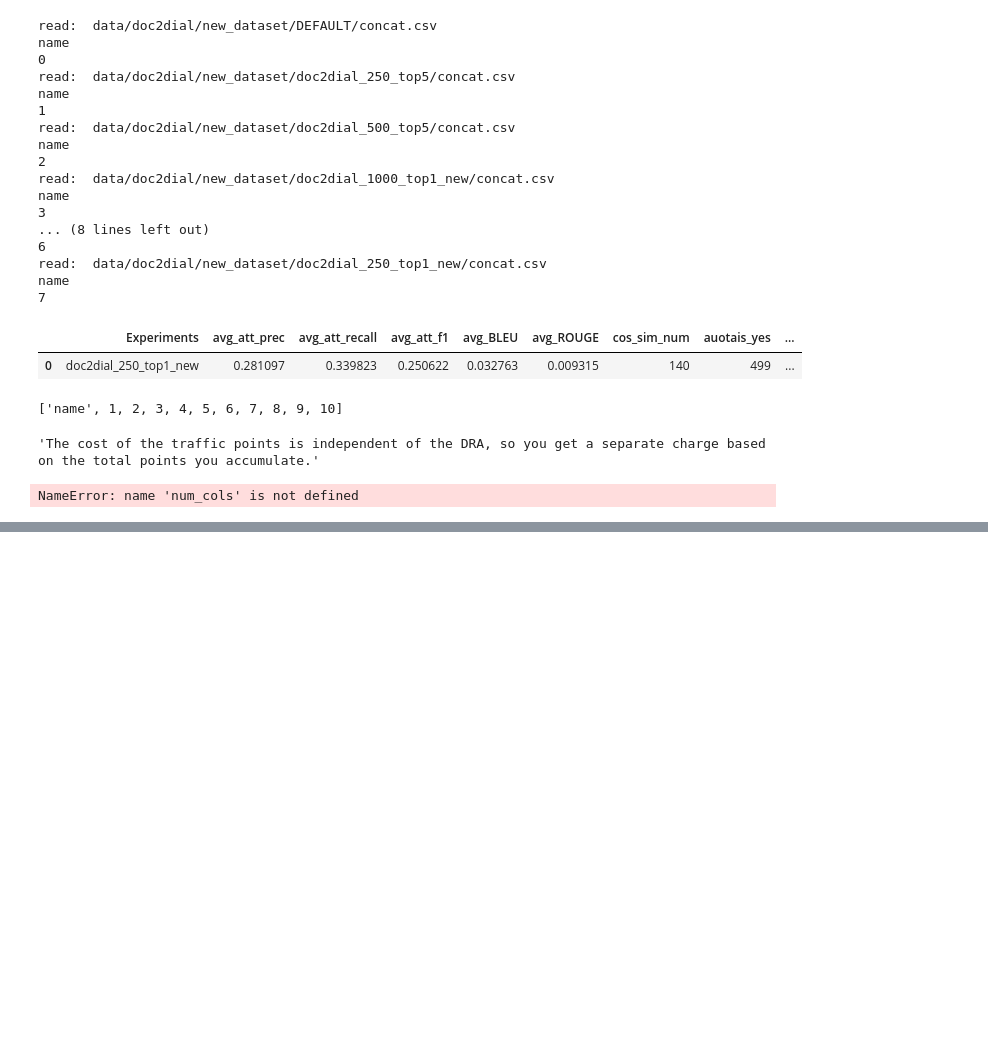
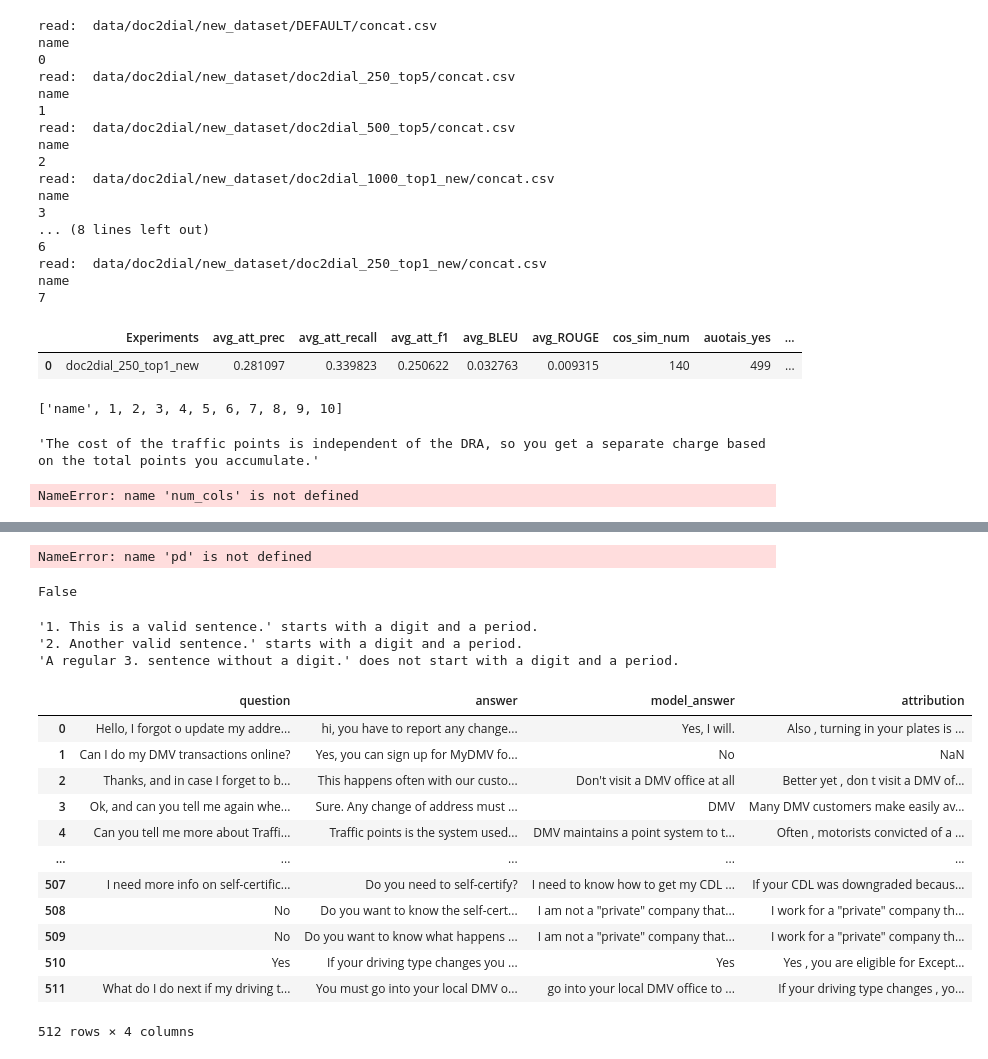
Before and after one commit to gong7788/Attributed-QA, a Jupyter notebook: analys.ipynb, the cells around one changed output, grey strips where cells are left out. Drawn from its saved outputs; the diff is of its cells as text; code cells hidden in the pictures; blank space fills up the shorter version.

Commit message:
attribution part results

```diff
--- a/analys.ipynb
+++ b/analys.ipynb
@@ -388,0 +536,5 @@ sns.heatmap(concat_df['cos_sim'], annot=True, linewidths=.5, fmt= '.2f')
+# %%
+d = pd.read_csv('data/doc2dial/new_dataset/doc2dial_1000_top1_new/attribution_.csv')
+d
+# %% [output]
+NameError: name 'pd' is not defined
@@ -388,0 +543,41 @@ sns.heatmap(concat_df['cos_sim'], annot=True, linewidths=.5, fmt= '.2f')
+# %%
+re.match(r'^\d+\. ', 'customers 3. visiting a DMV office do ') !=  None
+# %% [output]
+False
+# %%
+def starts_with_digit_and_period(sentence):
+    pattern = r'^\d+\. '  # Regular expression pattern for \d.
+    return re.match(pattern, sentence) is not None
+
+# Test sentences
+sentences = ["1. This is a valid sentence.",
+             "2. Another valid sentence.",
+             "A regular 3. sentence without a digit."]
+
+for sentence in sentences:
+    if starts_with_digit_and_period(sentence):
+        print(f"'{sentence}' starts with a digit and a period.")
+    else:
+        print(f"'{sentence}' does not start with a digit and a period.")
+# %% [output]
+'1. This is a valid sentence.' starts with a digit and a period.
+'2. Another valid sentence.' starts with a digit and a period.
+'A regular 3. sentence without a digit.' does not start with a digit and a period.
+# %%
+df = pd.read_csv('data/doc2dial/new_dataset/doc2dial_1000_top1_new/attribution.csv')
+# %%
+df
+# %% [output]
+|  | question | answer | model_answer | attribution |
+| 0 | Hello, I forgot o update my addre... | hi, you have to report any change... | Yes, I will. | Also , turning in your plates is ... |
+| 1 | Can I do my DMV transactions online? | Yes, you can sign up for MyDMV fo... | No | NaN |
+| 2 | Thanks, and in case I forget to b... | This happens often with our custo... | Don't visit a DMV office at all | Better yet , don t visit a DMV of... |
+| 3 | Ok, and can you tell me again whe... | Sure. Any change of address must ... | DMV | Many DMV customers make easily av... |
+| 4 | Can you tell me more about Traffi... | Traffic points is the system used... | DMV maintains a point system to t... | Often , motorists convicted of a ... |
+| ... | ... | ... | ... | ... |
+| 507 | I need more info on self-certific... | Do you need to self-certify? | I need to know how to get my CDL ... | If your CDL was downgraded becaus... |
+| 508 | No | Do you want to know the self-cert... | I am not a "private" company that... | I work for a "private" company th... |
+| 509 | No | Do you want to know what happens ... | I am not a "private" company that... | I work for a "private" company th... |
+| 510 | Yes | If your driving type changes you ... | Yes | Yes , you are eligible for Except... |
+| 511 | What do I do next if my driving t... | You must go into your local DMV o... | go into your local DMV office to ... | If your driving type changes , yo... |
+512 rows × 4 columns
```
Also changed, not shown: parts of 20 cells of this notebook, 35 other files.
